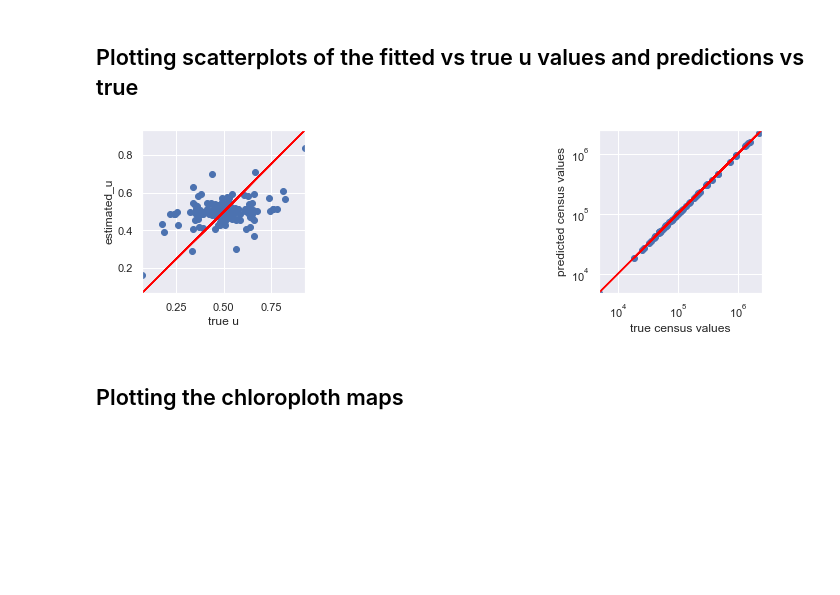
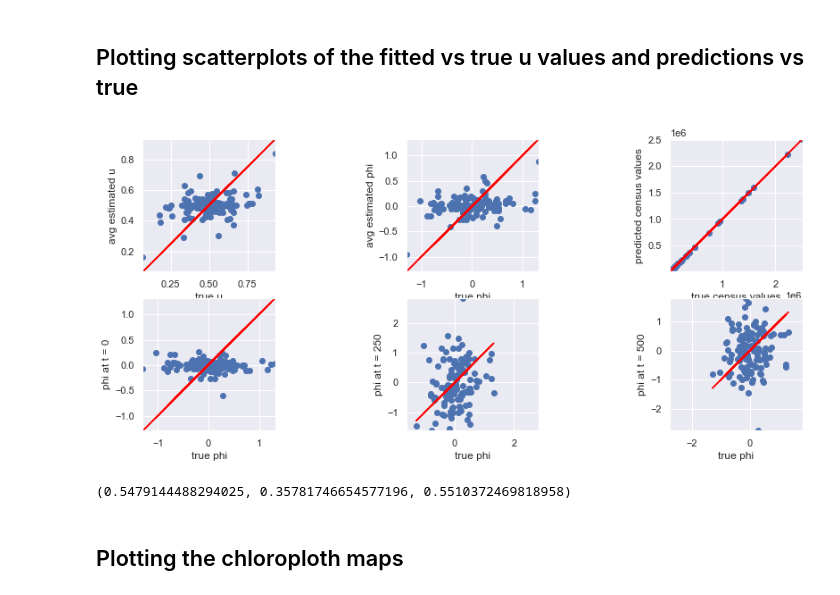
Before and after one commit to nickblink/pop_ensemble, a Jupyter notebook: code/train2010 - CAR.ipynb, the cells around one changed output. Saved outputs shown, nothing was run; the diff lists cells and outputs as text; code cells hidden in the pictures; blank space fills up the shorter version.

```diff
--- a/code/train2010 - CAR.ipynb
+++ b/code/train2010 - CAR.ipynb
@@ -310,7 +314,7 @@ plt.show()
 # %% [markdown]
 ## Plotting scatterplots of the fitted vs true u values and predictions vs true
 # %%
-#plt.rcParams['figure.figsize'] = [15, 3]
+plt.rcParams['figure.figsize'] = [15, 6]
 fig = plt.figure()
 
 phi = res_dict['CAR_samples'][0]
@@ -330,12 +334,12 @@ y_pred = np.mean(predictions, axis = 1)
 ## Make the u plot
 CAR_df = pd.DataFrame(np.mean(u, axis = 2), columns = res_dict['models'])
 
-plt.subplot(1, 2, 1)
+plt.subplot(2, 3, 1)
 x = np.ndarray.flatten(res_dict['u_true'][0,:,:].numpy())
 y = np.ndarray.flatten(CAR_df.values)
 plt.scatter(x, y)
 plt.xlabel("true u")
-plt.ylabel('estimated_u')
+plt.ylabel('avg estimated u')
 
 plt.xlim([min([min(x), min(y)]), max([max(x), max(y)])])
 plt.ylim([min([min(x), min(y)]), max([max(x), max(y)])])
@@ -348,37 +352,102 @@ m, b = np.polyfit(x, y, 1)
 #plt.plot(x, m*x+b, color = 'red')
 ## add y = x lin
 plt.plot(x, x, color = 'red')
 
+## Make the phi plot
+plt.subplot(2, 3, 2)
+phi_avg = np.mean(phi, 2)
+
+x = np.ndarray.flatten(res_dict['phi_true'].numpy())
+y = np.ndarray.flatten(phi_avg)
+plt.scatter(x, y)
+plt.xlabel("true phi")
+plt.ylabel('avg estimated phi')
+plt.plot(x, x, color = 'red')
+
+plt.xlim([min([min(x), min(y)]), max([max(x), max(y)])])
+plt.ylim([min([min(x), min(y)]), max([max(x), max(y)])])
+ax = plt.gca()
+ax.set_aspect('equal', adjustable='box')
+
 ## Make the predictions plot
-plt.subplot(1, 2, 2)
+plt.subplot(2, 3, 3)
 
 x = res_dict['data']['census']
 y = y_pred
 #y = y_pred.numpy()
 plt.scatter(x, y)
 plt.xlabel("true census values")
 plt.ylabel("predicted census values")
 
 #obtain m (slope) and b(intercept) of linear regression line
 m, b = np.polyfit(x, y.astype('float64'), 1)
 
 plt.xlim([min([min(x), min(y)]), max([max(x), max(y)])])
 plt.ylim([min([min(x), min(y)]), max([max(x), max(y)])])
 ax = plt.gca()
 ax.set_aspect('equal', adjustable='box')
-ax.set_xscale("log")
-ax.set_yscale("log")
+#ax.set_xscale("log")
+#ax.set_yscale("log")
 
 ## obtain m (slope) and b(intercept) of linear regression line
 m, b = np.polyfit(x, y, 1)
 ## add linear regression line to scatterplot
 #plt.plot(x, m*x+b, color = 'red')
 ## add y = x line
 plt.plot(x, x, color = 'red')
 
+
+## Make the phi plots
+plt.subplot(2, 3, 4)
+
+x = np.ndarray.flatten(res_dict['phi_true'].numpy())
+y = np.ndarray.flatten(phi.numpy()[:,:,0])
+plt.scatter(x, y)
+plt.xlabel("true phi")
+plt.ylabel('phi at t = 0')
+plt.plot(x, x, color = 'red')
+
+plt.xlim([min([min(x), min(y)]), max([max(x), max(y)])])
+plt.ylim([min([min(x), min(y)]), max([max(x), max(y)])])
+ax = plt.gca()
+ax.set_aspect('equal', adjustable='box')
+
+plt.subplot(2, 3, 5)
+
+x = np.ndarray.flatten(res_dict['phi_true'].numpy())
+y = np.ndarray.flatten(phi.numpy()[:,:,250])
+plt.scatter(x, y)
+plt.xlabel("true phi")
+plt.ylabel('phi at t = 250')
+plt.plot(x, x, color = 'red')
+
+plt.xlim([min([min(x), min(y)]), max([max(x), max(y)])])
+plt.ylim([min([min(x), min(y)]), max([max(x), max(y)])])
+ax = plt.gca()
+ax.set_aspect('equal', adjustable='box')
+
+plt.subplot(2, 3, 6)
+
+x = np.ndarray.flatten(res_dict['phi_true'].numpy())
+y = np.ndarray.flatten(phi.numpy()[:,:,499])
+plt.scatter(x, y)
+plt.xlabel("true phi")
+plt.ylabel('phi at t = 500')
+plt.plot(x, x, color = 'red')
+
+plt.xlim([min([min(x), min(y)]), max([max(x), max(y)])])
+plt.ylim([min([min(x), min(y)]), max([max(x), max(y)])])
+ax = plt.gca()
+ax.set_aspect('equal', adjustable='box')
+
 plt.show()
 # %% [output]
-[figure, old version]
+[figure, new version]
+# %%
+## Looking at phi averages
+np.mean(abs(res_dict['CAR_samples'][0])),np.mean(abs(res_dict['phi_true'])), np.mean(abs(res_dict['chain_samples']))
+# %% [output]
+(0.5479144488294025, 0.35781746654577196, 0.5510372469818958)
 # %% [markdown]
 ## Plotting the chloroploth maps
 # %%
```
Also changed, not shown: parts of 3 cells of this notebook, 3 other files.
